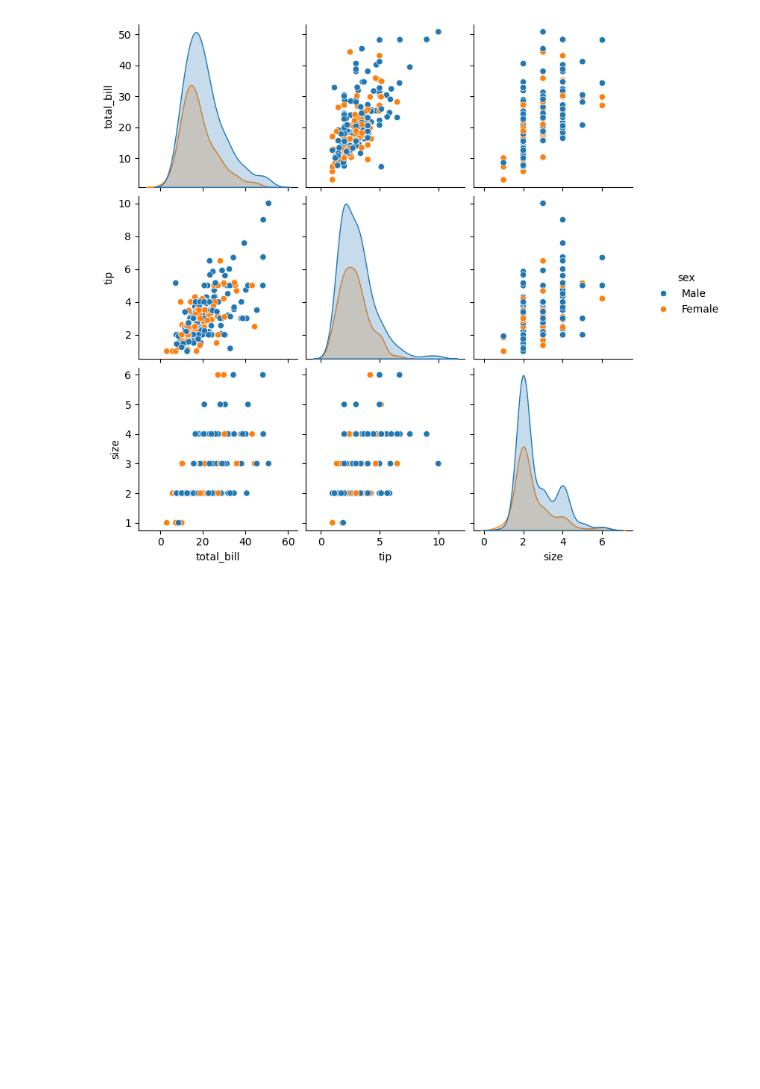
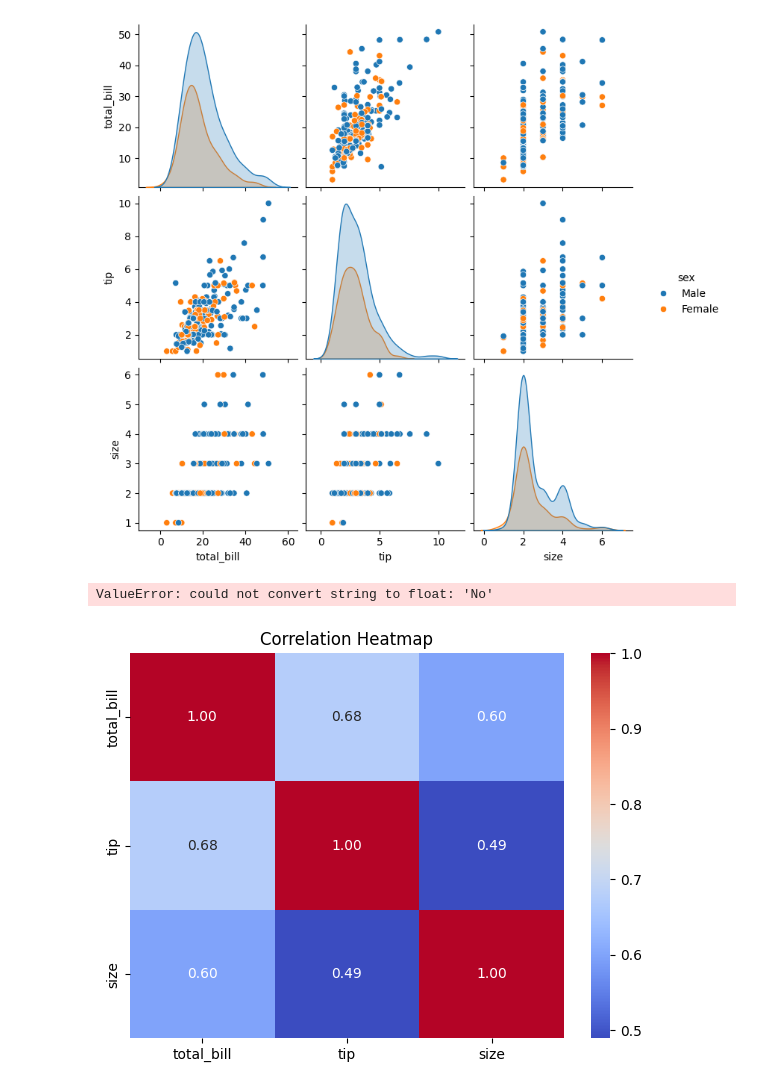
Before and after one commit to Dhayanithi008/DATA-SCIENCE-DV-, a Jupyter notebook: Welcome_to_Colaboratory.ipynb, the cells around one changed output. Saved outputs shown, nothing was run; the diff lists cells and outputs as text; code cells hidden in the pictures; blank space fills up the shorter version.

```diff
--- a/Welcome_to_Colaboratory.ipynb
+++ b/Welcome_to_Colaboratory.ipynb
@@ -230,3 +230,22 @@ sns.pairplot(tips, hue='sex')
 plt.show()
 # %% [output]
 [figure]
+# %%
+corr_matrix = tips.corr()
+plt.figure(figsize=(7, 5))
+sns.heatmap(corr_matrix, annot=True, cmap='coolwarm', fmt=".2f")
+plt.title("Correlation Heatmap")
+plt.show()
+# %% [output]
+ValueError: could not convert string to float: 'No'
+# %%
+# Select only the numerical columns for correlation calculation
+numerical_cols = tips.select_dtypes(include=np.number).columns
+corr_matrix = tips[numerical_cols].corr()
+
+plt.figure(figsize=(7, 5))
+sns.heatmap(corr_matrix, annot=True, cmap='coolwarm', fmt=".2f")
+plt.title("Correlation Heatmap")
+plt.show()
+# %% [output]
+[figure, added]
```
